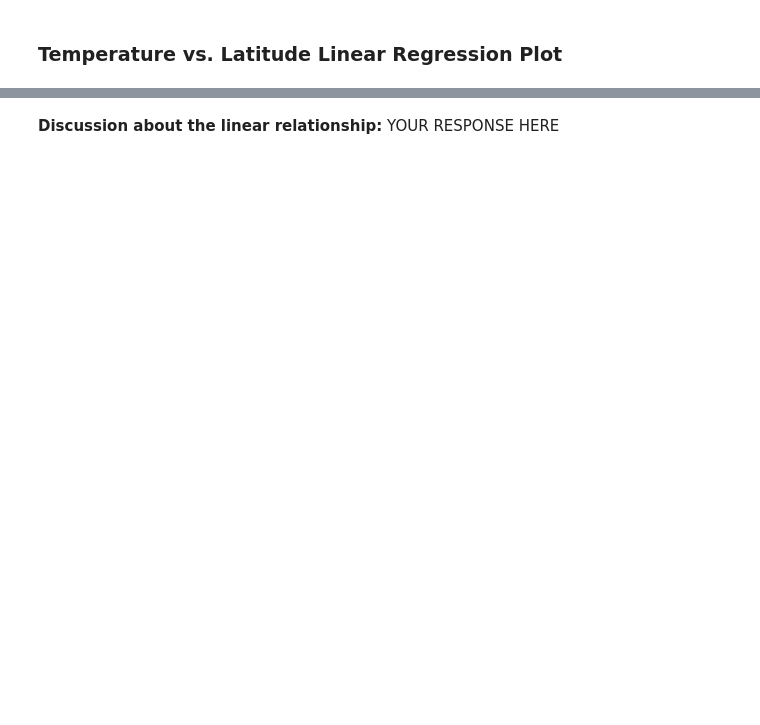
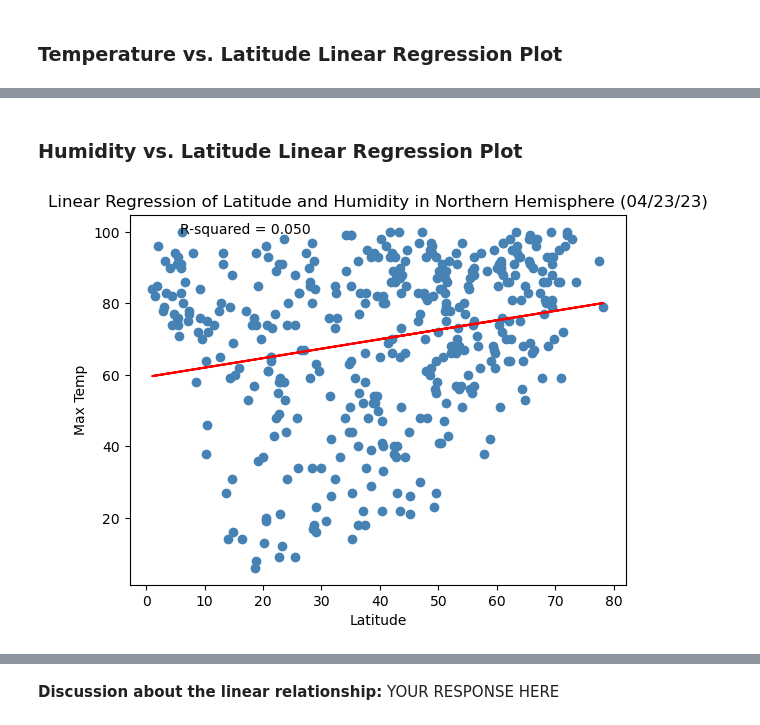
Before and after one commit to jaezak/api_challebge, a Jupyter notebook: weatherpy/WeatherPy.ipynb, the cells around one changed output, grey strips where cells are left out. Drawn from its saved outputs; the diff is of its cells as text; code cells hidden in the pictures; blank space fills up the shorter version.

```diff
--- a/weatherpy/WeatherPy.ipynb
+++ b/weatherpy/WeatherPy.ipynb
@@ -344,0 +385,22 @@ The r-value is: 0.4121057168607245
+# %% [markdown]
+### Humidity vs. Latitude Linear Regression Plot
+# %%
+# Northern Hemisphere
+x_values = northern_hemi_df["Lat"]
+y_values = northern_hemi_df["Humidity"]
+(slope, intercept, rvalue, pvalue, stderr) = linregress(x_values, y_values)
+fig, ax = plt.subplots()
+r_squared = rvalue ** 2
+ax.text(.1, 0.95, f"R-squared = {r_squared:.3f}", transform=ax.transAxes)
+regress_values = x_values * slope + intercept
+line_eq = "y = " + str(round(slope,2)) + "x + " + str(round(intercept,2))
+plt.scatter(x_values,y_values, facecolors="steelblue")
+plt.plot(x_values,regress_values,"r-")
+plt.annotate(line_eq,(5.8,0.8),fontsize=15,color="red")
+plt.title("Linear Regression of Latitude and Humidity in Northern Hemisphere (%s)" % time.strftime("%x"))
+plt.xlabel("Latitude")
+plt.ylabel("Max Temp")
+plt.savefig("output_data/Fig7.png")
+plt.show()
+# %% [output]
+[figure, added]
```
Also changed, not shown: parts of 27 cells of this notebook, 8 other files.
